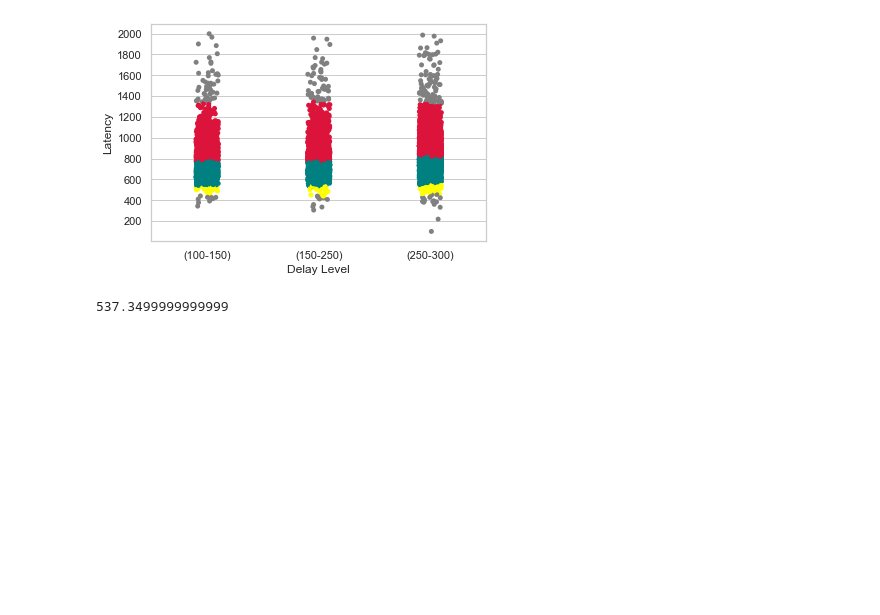
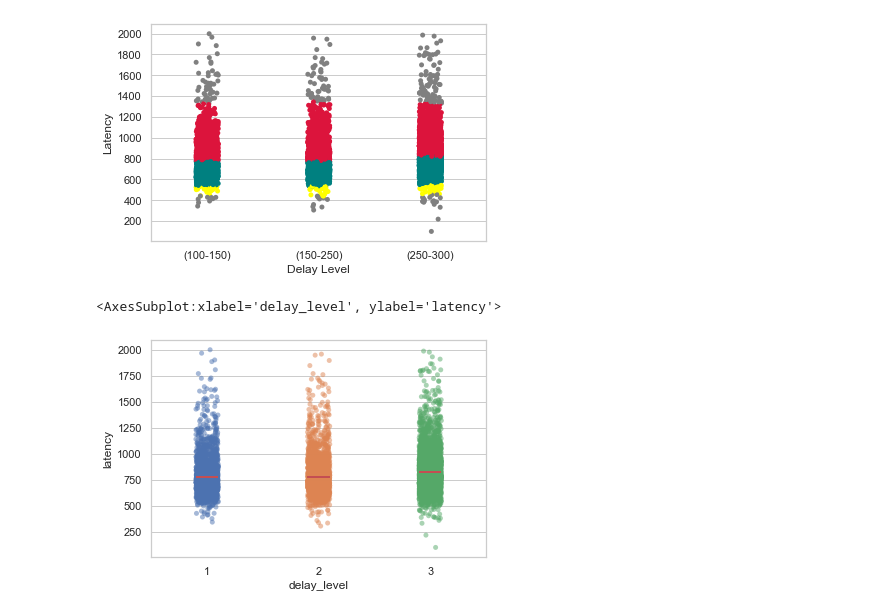
Before and after one commit to trickydaze/Behavioural-Neuroscience, a Jupyter notebook: Visualisation.ipynb, the cells around one changed output. Drawn from its saved outputs; the diff is of its cells as text; code cells hidden in the pictures; blank space fills up the shorter version.

```diff
--- a/Visualisation.ipynb
+++ b/Visualisation.ipynb
@@ -212,7 +212,11 @@ for col in ax.collections:
 plt.show()
 # %% [output]
 [figure]
-# %%
-np.percentile(df.latency[(df.result==1) & (df.delay_level==1)],2.5)
-# %% [output]
-537.3499999999999
+# %%
+plt.hlines(y=np.percentile(df.latency[(df.result == 1) & (df.delay_level ==1)],50),xmin=-0.1,xmax=0.1,color='r',linestyles='-',label='2.5 Percent',linewidth=2)
+plt.hlines(y=np.percentile(df.latency[(df.result == 1) & (df.delay_level ==2)],50),xmin=0.9,xmax=1.1,color='r',linestyles='-',label='2.5 Percent',linewidth=2)
+plt.hlines(y=np.percentile(df.latency[(df.result == 1) & (df.delay_level ==3)],50),xmin=1.9,xmax=2.1,color='r',linestyles='-',label='2.5 Percent',linewidth=2)
+sns.stripplot(x=df.delay_level, y=df.latency[df.result == 1],data=df,alpha=0.5,zorder=1)
+# %% [output]
+<AxesSubplot:xlabel='delay_level', ylabel='latency'>
+[figure, added]
```
Also changed, not shown: parts of 2 cells of this notebook.
